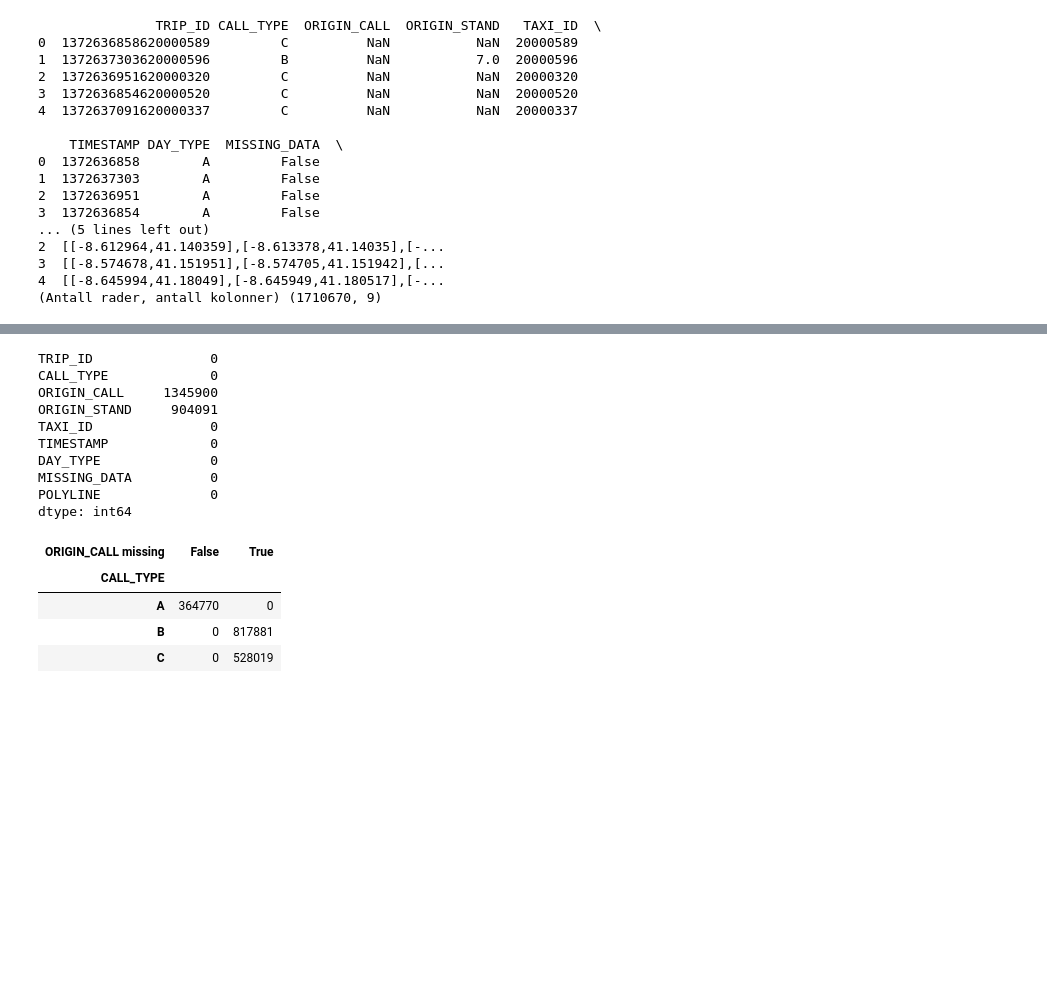
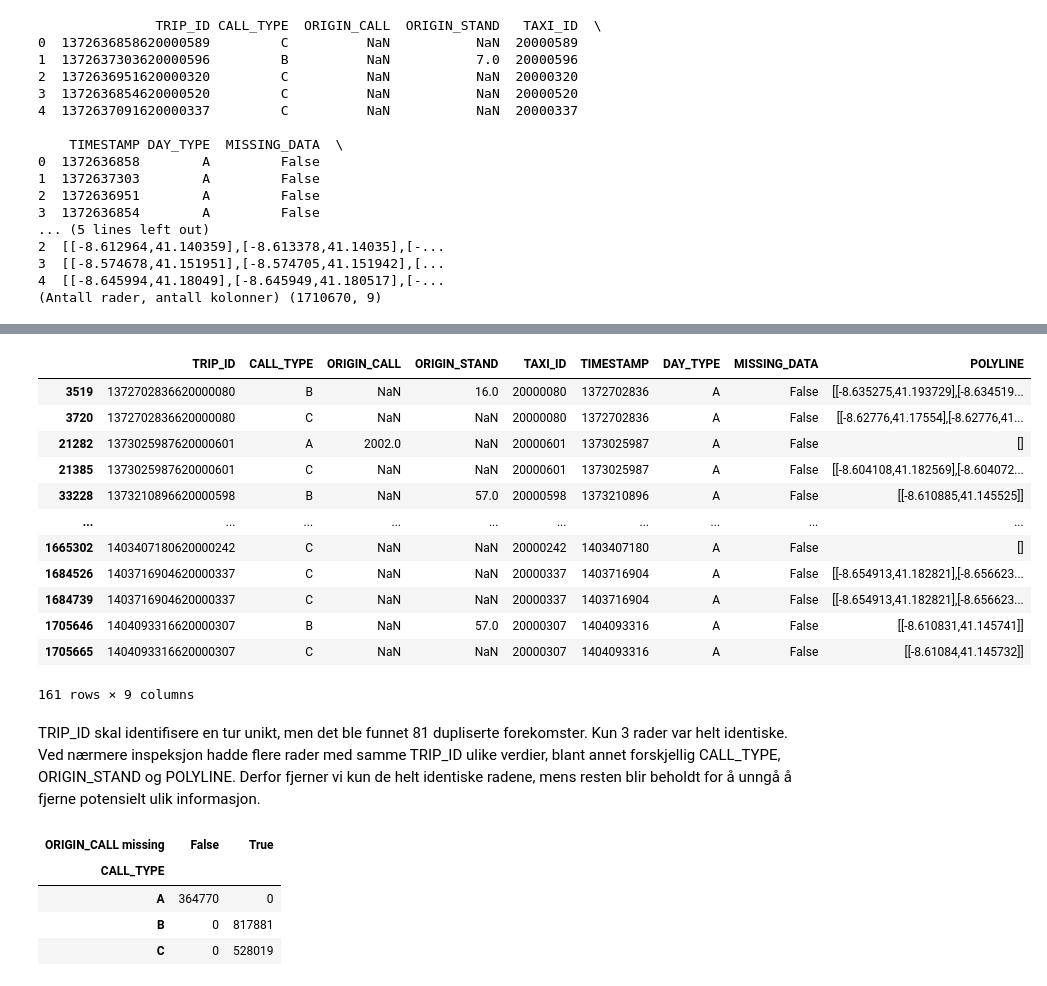
Before and after one commit to tahir1611/sdd-assingment2, a Jupyter notebook: eda.ipynb, the cells around one changed output, grey strips where cells are left out. Saved outputs shown, nothing was run; the diff lists cells and outputs as text; code cells hidden in the pictures; blank space fills up the shorter version.

```diff
--- a/eda.ipynb
+++ b/eda.ipynb
@@ -45,15 +88,23 @@ Index(['TRIP_ID', 'CALL_TYPE', 'ORIGIN_CALL', 'ORIGIN_STAND', 'TAXI_ID',
 # %%
-# 3. Utforske Nan verdier
 
 df.isna().sum()
+
+
+duplicates = df[df["TRIP_ID"].duplicated(keep=False)]
+duplicates.sort_values("TRIP_ID")
 # %% [output]
+|  | TRIP_ID | CALL_TYPE | ORIGIN_CALL | ORIGIN_STAND | TAXI_ID | TIMESTAMP | DAY_TYPE | MISSING_DATA | POLYLINE |
+| 3519 | 1372702836620000080 | B | NaN | 16.0 | 20000080 | 1372702836 | A | False | [[-8.635275,41.193729],[-8.634519... |
+| 3720 | 1372702836620000080 | C | NaN | NaN | 20000080 | 1372702836 | A | False | [[-8.62776,41.17554],[-8.62776,41... |
+| 21282 | 1373025987620000601 | A | 2002.0 | NaN | 20000601 | 1373025987 | A | False | [] |
+| 21385 | 1373025987620000601 | C | NaN | NaN | 20000601 | 1373025987 | A | False | [[-8.604108,41.182569],[-8.604072... |
+| 33228 | 1373210896620000598 | B | NaN | 57.0 | 20000598 | 1373210896 | A | False | [[-8.610885,41.145525]] |
+| ... | ... | ... | ... | ... | ... | ... | ... | ... | ... |
+| 1665302 | 1403407180620000242 | C | NaN | NaN | 20000242 | 1403407180 | A | False | [] |
+| 1684526 | 1403716904620000337 | C | NaN | NaN | 20000337 | 1403716904 | A | False | [[-8.654913,41.182821],[-8.656623... |
+| 1684739 | 1403716904620000337 | C | NaN | NaN | 20000337 | 1403716904 | A | False | [[-8.654913,41.182821],[-8.656623... |
+| 1705646 | 1404093316620000307 | B | NaN | 57.0 | 20000307 | 1404093316 | A | False | [[-8.610831,41.145741]] |
+| 1705665 | 1404093316620000307 | C | NaN | NaN | 20000307 | 1404093316 | A | False | [[-8.61084,41.145732]] |
-TRIP_ID               0
-CALL_TYPE             0
-ORIGIN_CALL     1345900
-ORIGIN_STAND     904091
-TAXI_ID               0
-TIMESTAMP             0
-DAY_TYPE              0
-MISSING_DATA          0
-POLYLINE              0
-dtype: int64
+161 rows × 9 columns
+# %% [markdown]
+TRIP_ID skal identifisere en tur unikt, men det ble funnet 81 dupliserte forekomster. Kun 3 rader var helt identiske. Ved nærmere inspeksjon hadde flere rader med samme TRIP_ID ulike verdier, blant annet forskjellig CALL_TYPE, ORIGIN_STAND og POLYLINE. Derfor fjerner vi kun de helt identiske radene, mens resten blir beholdt for å unngå å fjerne potensielt ulik informasjon.
```
Also changed, not shown: parts of 7 cells of this notebook, 2 other files.
